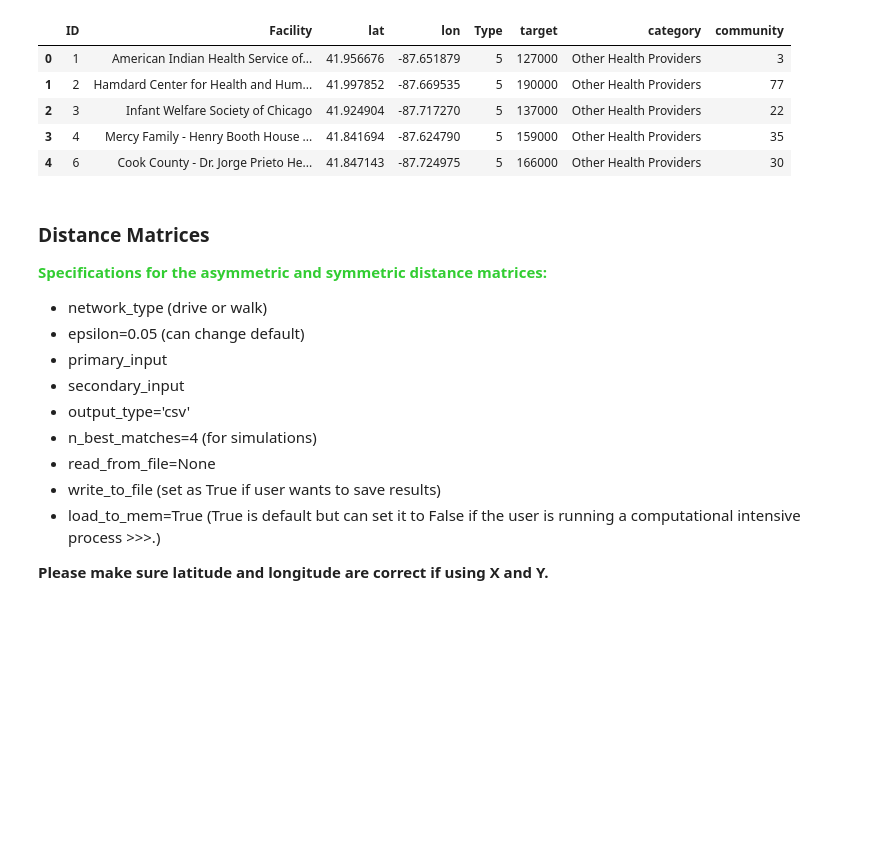
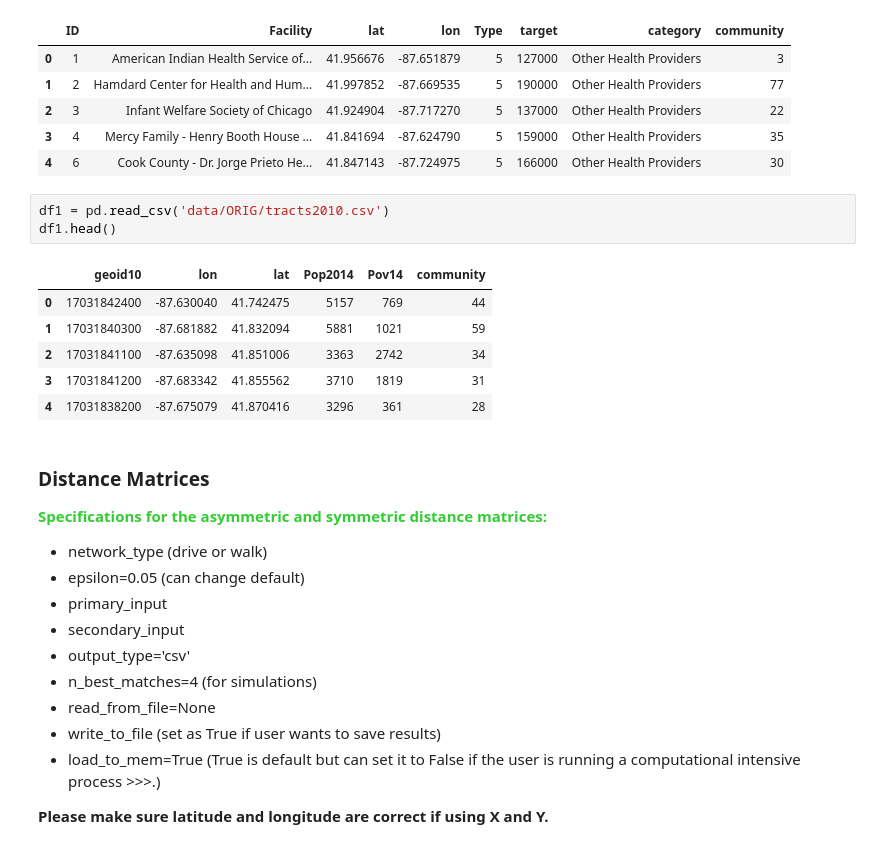
Before and after one commit to GeoDaCenter/spatial_access, a Jupyter notebook: travel_times/matrix.ipynb, the cells around one changed output. Cells and saved outputs as stored; diff of their text form; blank space fills up the shorter version.

```diff
--- a/travel_times/matrix.ipynb
+++ b/travel_times/matrix.ipynb
@@ -22,6 +22,16 @@ df.head()
 | 2 | 3 | Infant Welfare Society of Chicago | 41.924904 | -87.717270 | 5 | 137000 | Other Health Providers | 22 |
 | 3 | 4 | Mercy Family - Henry Booth House ... | 41.841694 | -87.624790 | 5 | 159000 | Other Health Providers | 35 |
 | 4 | 6 | Cook County - Dr. Jorge Prieto He... | 41.847143 | -87.724975 | 5 | 166000 | Other Health Providers | 30 |
+# %%
+df1 = pd.read_csv('data/ORIG/tracts2010.csv')
+df1.head()
+# %% [output]
+|  | geoid10 | lon | lat | Pop2014 | Pov14 | community |
+| 0 | 17031842400 | -87.630040 | 41.742475 | 5157 | 769 | 44 |
+| 1 | 17031840300 | -87.681882 | 41.832094 | 5881 | 1021 | 59 |
+| 2 | 17031841100 | -87.635098 | 41.851006 | 3363 | 2742 | 34 |
+| 3 | 17031841200 | -87.683342 | 41.855562 | 3710 | 1819 | 31 |
+| 4 | 17031838200 | -87.675079 | 41.870416 | 3296 | 361 | 28 |
 # %% [markdown]
 ### Distance Matrices
 
```
Also changed, not shown: 2 other files.
